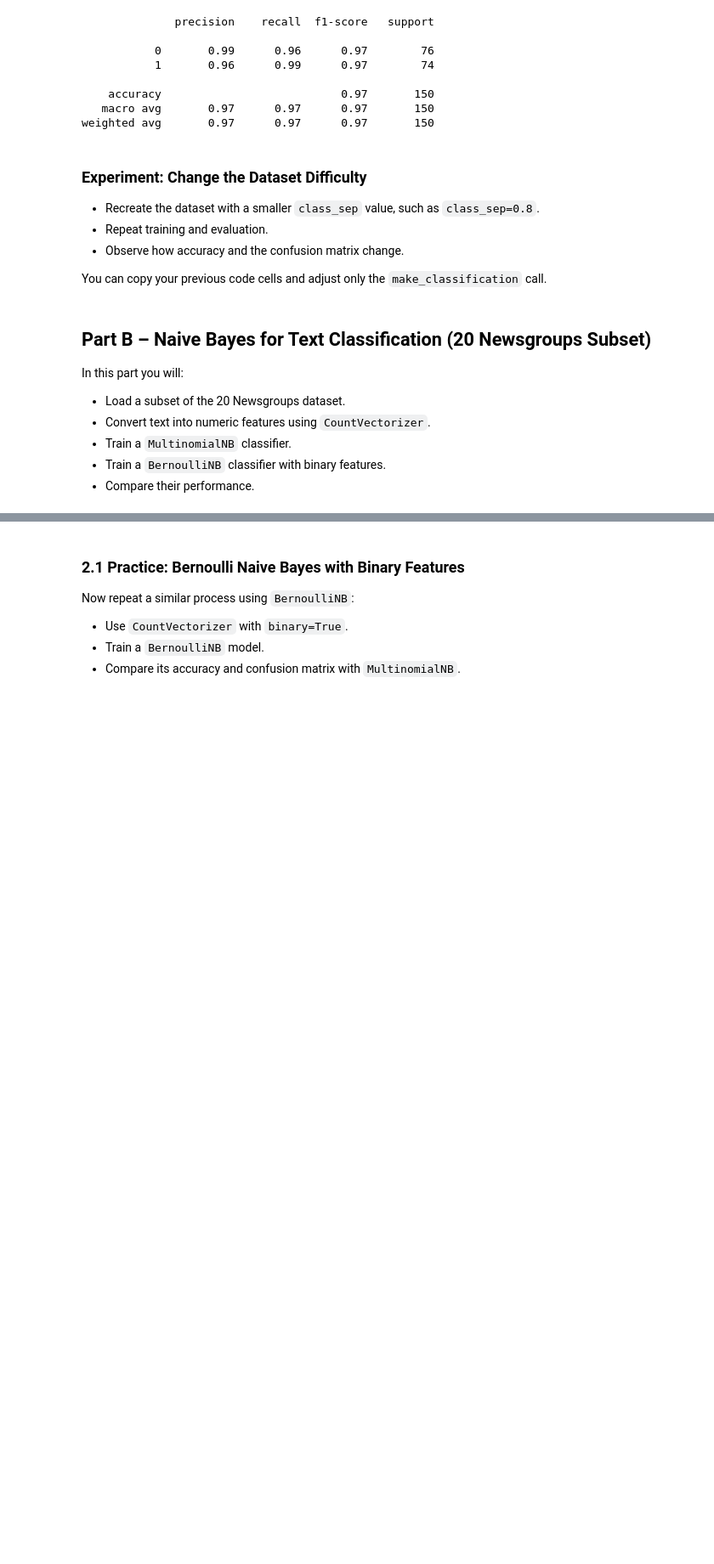
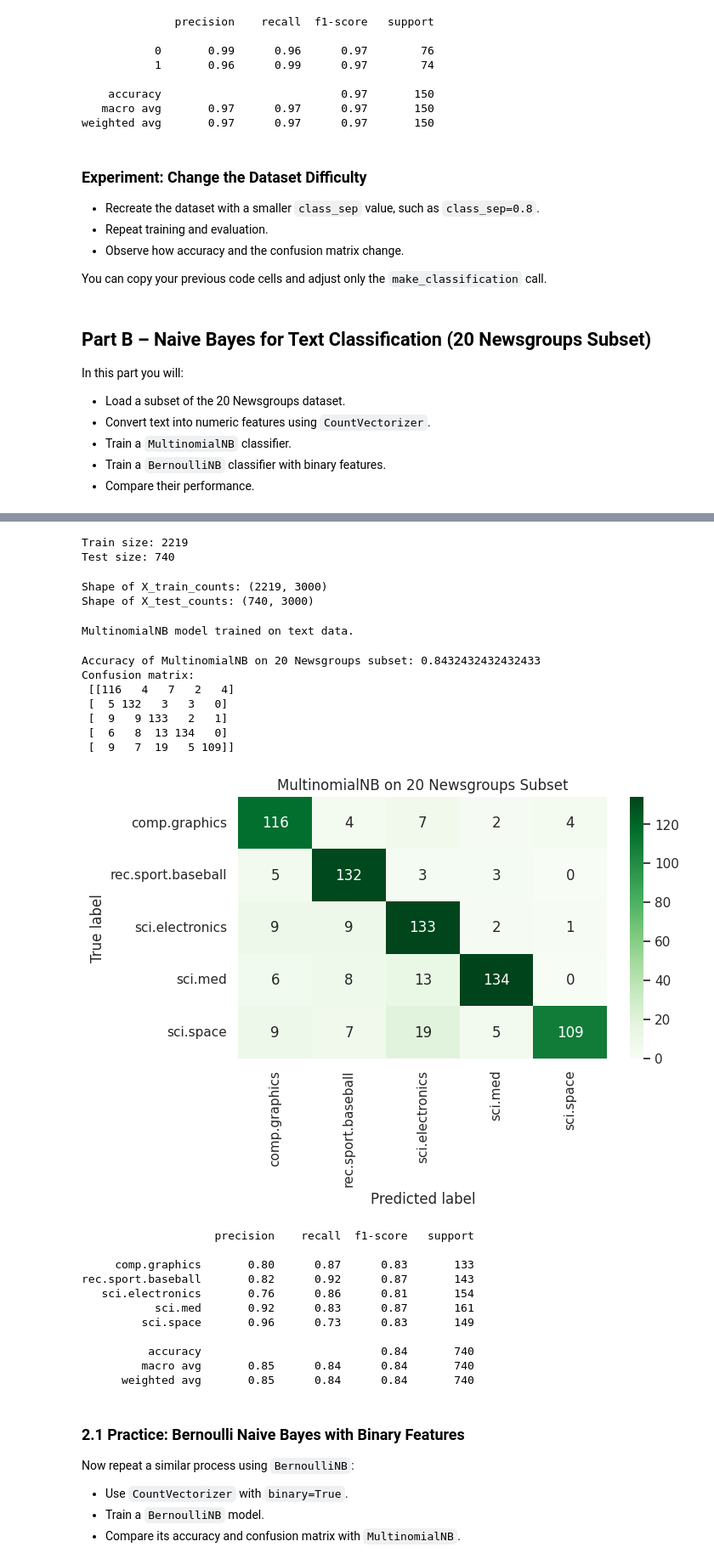
Before and after one commit to habib-153/AI-ML, a Jupyter notebook: M_16_Naive_Practice.ipynb, the cells around one changed output, grey strips where cells are left out. Shown at 85% size. Cells and saved outputs as stored; diff of their text form; code cells hidden in the pictures; blank space fills up the shorter version.

```diff
--- a/M_16_Naive_Practice.ipynb
+++ b/M_16_Naive_Practice.ipynb
@@ -148,7 +148,7 @@ In this part you will:
 - Compare their performance.
 # %%
 # Fetch a subset of the 20 Newsgroups dataset
-categories = ['comp.graphics', 'rec.sport.baseball', 'sci.med'] ## ADD another two more features
+categories = ['comp.graphics', 'rec.sport.baseball', 'sci.med', 'sci.electronics', 'sci.space'] ## ADD another two more features
 newsgroups = fetch_20newsgroups(
     subset='train',
     categories=categories,
@@ -171,10 +185,13 @@ df_text.head()
 # Use train_test_split on df_text['text'] and df_text['label']
 # Suggested: test_size=0.25, random_state=42
 
-X_train_text, X_test_text, y_train_text, y_test_text = ...  # TODO
+X_train_text, X_test_text, y_train_text, y_test_text = train_test_split(df_text['text'], df_text['label'], test_size=0.25, random_state=42)
 
 print('Train size:', X_train_text.shape[0])
 print('Test size:', X_test_text.shape[0])
+# %% [output]
+Train size: 2219
+Test size: 740
 # %%
 # TODO 7: Convert text to count vectors for MultinomialNB
 # Steps:
@@ -182,45 +199,70 @@ print('Test size:', X_test_text.shape[0])
 # 2. Fit on X_train_text and transform both train and test sets
 #    to get X_train_counts and X_test_counts
 
-vectorizer = ...  # TODO: create CountVectorizer
-X_train_counts = ...  # TODO: fit_transform on X_train_text
-X_test_counts = ...   # TODO: transform on X_test_text
+vectorizer = CountVectorizer(stop_words='english', max_features=3000)
+X_train_counts = vectorizer.fit_transform(X_train_text)
+X_test_counts = vectorizer.transform(X_test_text)
 
 print('Shape of X_train_counts:', X_train_counts.shape)
 print('Shape of X_test_counts:', X_test_counts.shape)
+# %% [output]
+Shape of X_train_counts: (2219, 3000)
+Shape of X_test_counts: (740, 3000)
 # %%
 # TODO 8: Train a MultinomialNB model on the count vectors
 # 1. Create a MultinomialNB instance
 # 2. Fit it on X_train_counts and y_train_text
 
-mnb = ...  # TODO: create model
-...
-# TODO: fit the model
+mnb = MultinomialNB()
+mnb.fit(X_train_counts, y_train_text)
+
 print('MultinomialNB model trained on text data.')
+# %% [output]
+MultinomialNB model trained on text data.
 # %%
 # TODO 9: Evaluate MultinomialNB
 # 1. Predict on X_test_counts
 # 2. Compute accuracy
 # 3. Compute and print a confusion matrix
 # 4. Print a classification report with target_names=newsgroups.target_names
 
-y_pred_text = ...  # TODO: predictions
-acc_text = ...     # TODO: accuracy
+y_pred_text = mnb.predict(X_test_counts)  # TODO: predictions
+acc_text = accuracy_score(y_test_text, y_pred_text)     # TODO: accuracy
 print('Accuracy of MultinomialNB on 20 Newsgroups subset:', acc_text)
 
-cm_text = ...      # TODO: confusion matrix
+cm_text = confusion_matrix(y_test_text, y_pred_text)
 print('Confusion matrix:\n', cm_text)
 
 sns.heatmap(cm_text, annot=True, fmt='d', cmap='Greens',
             xticklabels=newsgroups.target_names,
             yticklabels=newsgroups.target_names)
 plt.title('MultinomialNB on 20 Newsgroups Subset')
 plt.xlabel('Predicted label')
 plt.ylabel('True label')
 plt.show()
 
-report_text = ...  # TODO: classification_report
+report_text = classification_report(y_test_text, y_pred_text, target_names=newsgroups.target_names)
 print(report_text)
+# %% [output]
+Accuracy of MultinomialNB on 20 Newsgroups subset: 0.8432432432432433
+Confusion matrix:
+ [[116   4   7   2   4]
+ [  5 132   3   3   0]
+ [  9   9 133   2   1]
+ [  6   8  13 134   0]
+ [  9   7  19   5 109]]
+[figure, added]
+                    precision    recall  f1-score   support
+
+     comp.graphics       0.80      0.87      0.83       133
+rec.sport.baseball       0.82      0.92      0.87       143
+   sci.electronics       0.76      0.86      0.81       154
+           sci.med       0.92      0.83      0.87       161
+         sci.space       0.96      0.73      0.83       149
+
+          accuracy                           0.84       740
+         macro avg       0.85      0.84      0.84       740
+      weighted avg       0.85      0.84      0.84       740
 # %% [markdown]
 ### 2.1 Practice: Bernoulli Naive Bayes with Binary Features
 
```
Also changed, not shown: parts of 8 cells of this notebook.
